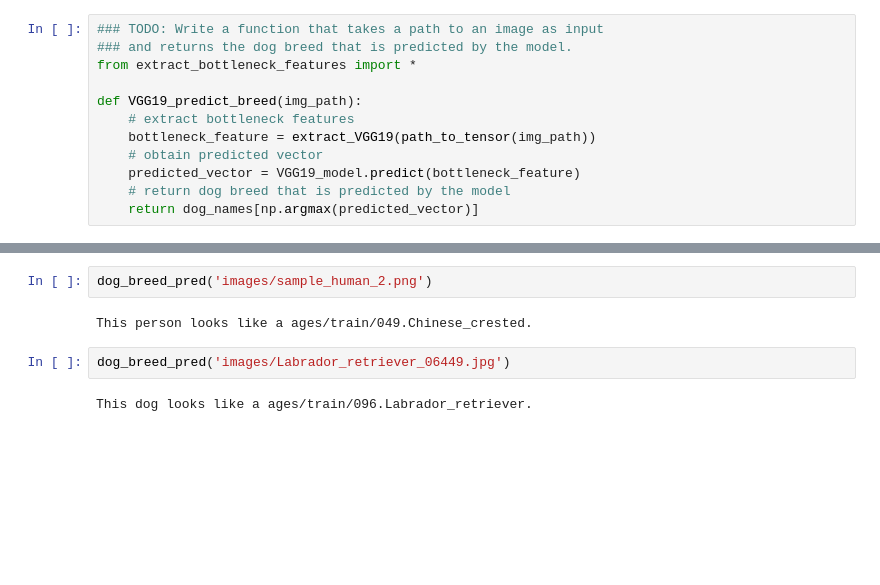
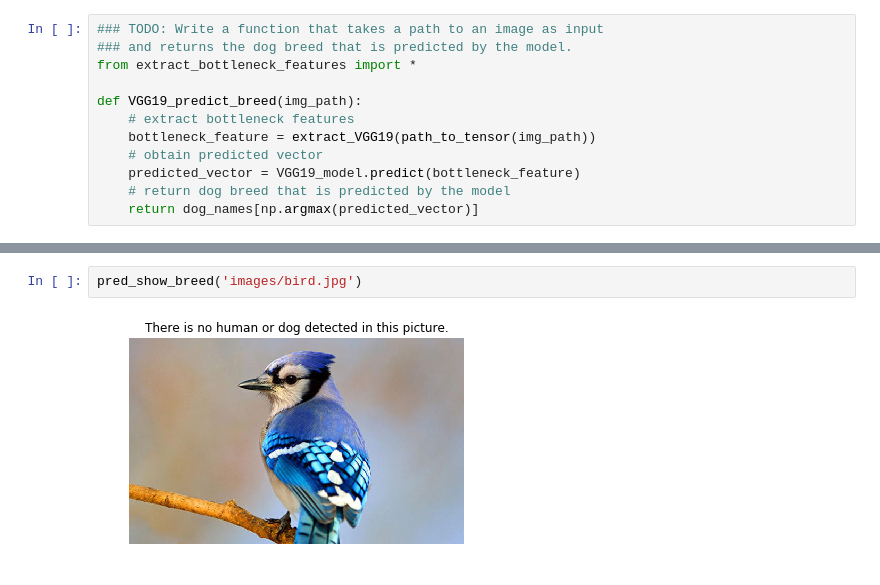
Before and after one commit to swang13/dog-breeds-classification, a Jupyter notebook: dog_app.ipynb, the cells around one changed output, grey strips where cells are left out. Saved outputs shown, nothing was run; the diff lists cells and outputs as text; blank space fills up the shorter version.

```diff
--- a/dog_app.ipynb
+++ b/dog_app.ipynb
@@ -773,9 +795,5 @@ This dog looks like a ages/train/055.Curly-coated_retriever.
-# %%
-dog_breed_pred('images/sample_human_2.png')
-# %% [output]
-This person looks like a ages/train/049.Chinese_crested.
 # %%
-dog_breed_pred('images/Labrador_retriever_06449.jpg')
+pred_show_breed('images/bird.jpg')
 # %% [output]
-This dog looks like a ages/train/096.Labrador_retriever.
+[figure, added]
 # %%
```
Also changed, not shown: parts of 17 cells of this notebook, 6 other files.
